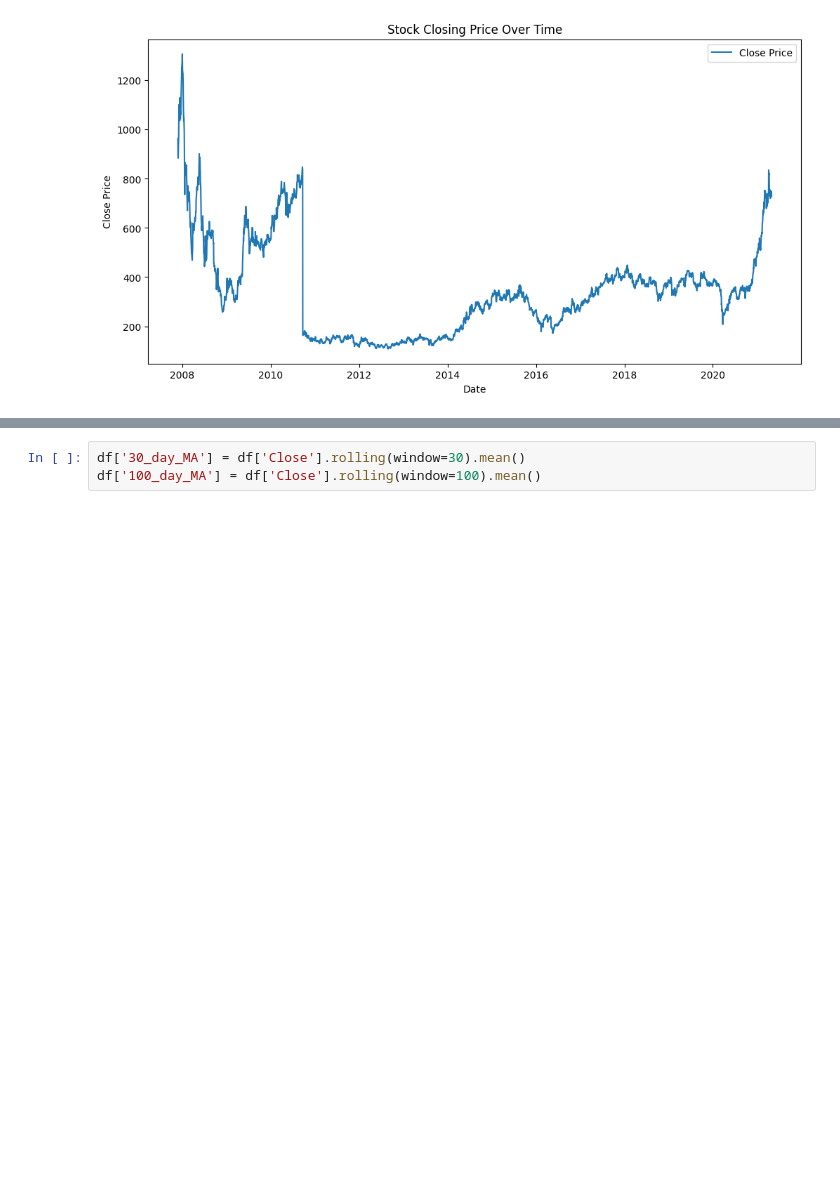
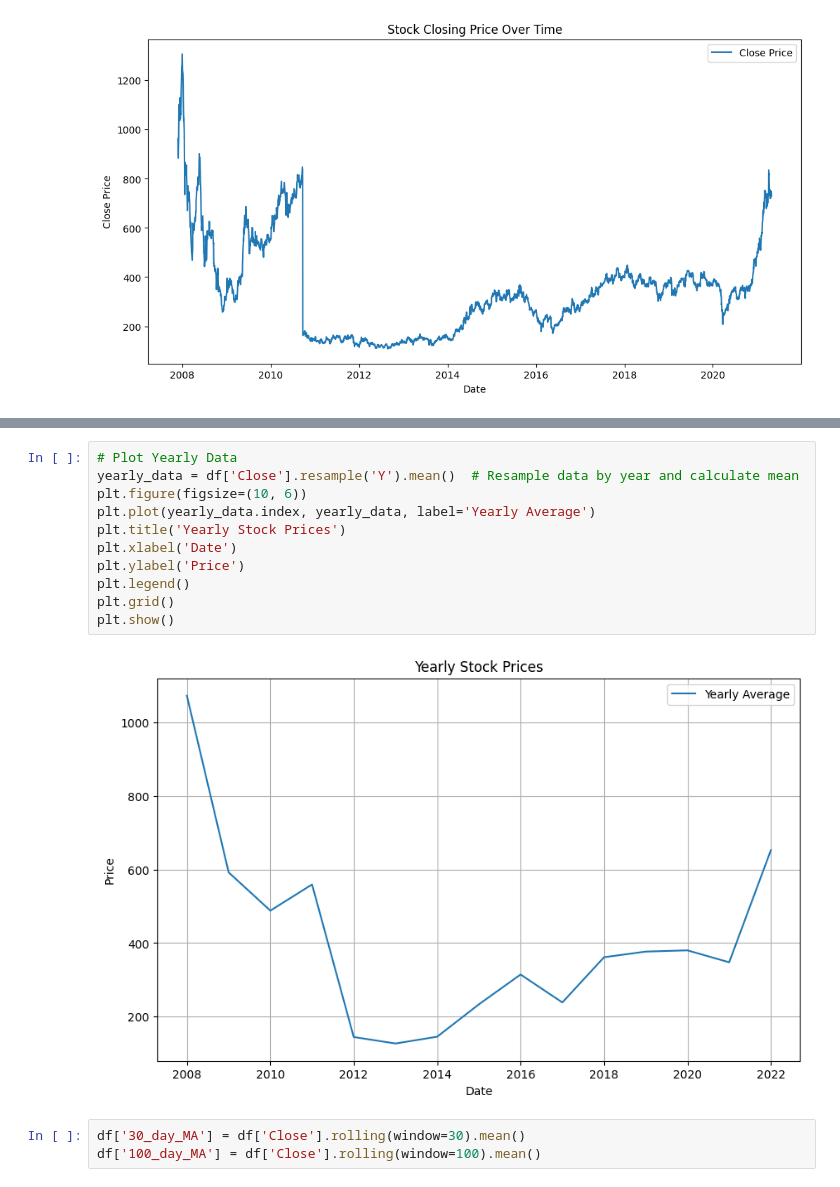
Before and after one commit to championorwhat/StockMarketPredictionTool, a Jupyter notebook: AdaniPortsAnalysis.ipynb, the cells around one changed output, grey strips where cells are left out. Cells and saved outputs as stored; diff of their text form; blank space fills up the shorter version.

```diff
--- a/AdaniPortsAnalysis.ipynb
+++ b/AdaniPortsAnalysis.ipynb
@@ -81,3 +93,16 @@ plt.show()
+# %%
+# Plot Yearly Data
+yearly_data = df['Close'].resample('Y').mean()  # Resample data by year and calculate mean
+plt.figure(figsize=(10, 6))
+plt.plot(yearly_data.index, yearly_data, label='Yearly Average')
+plt.title('Yearly Stock Prices')
+plt.xlabel('Date')
+plt.ylabel('Price')
+plt.legend()
+plt.grid()
+plt.show()
+# %% [output]
+[figure, added]
 # %%
 df['30_day_MA'] = df['Close'].rolling(window=30).mean()
 df['100_day_MA'] = df['Close'].rolling(window=100).mean()
```
Also changed, not shown: parts of 15 cells of this notebook.
